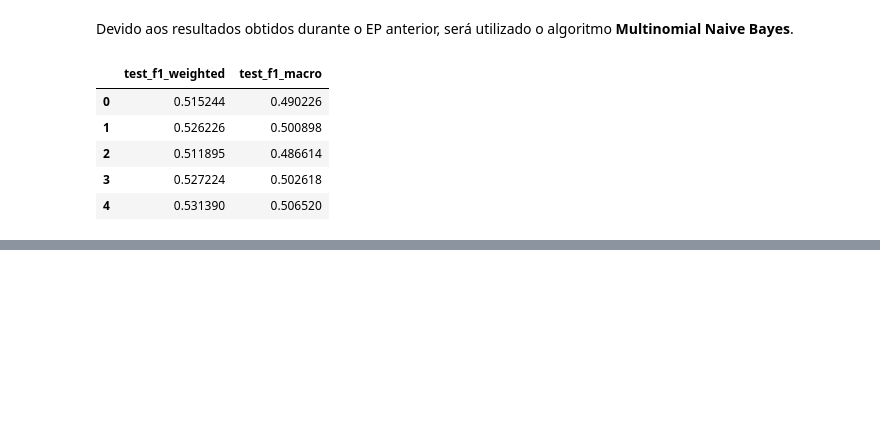
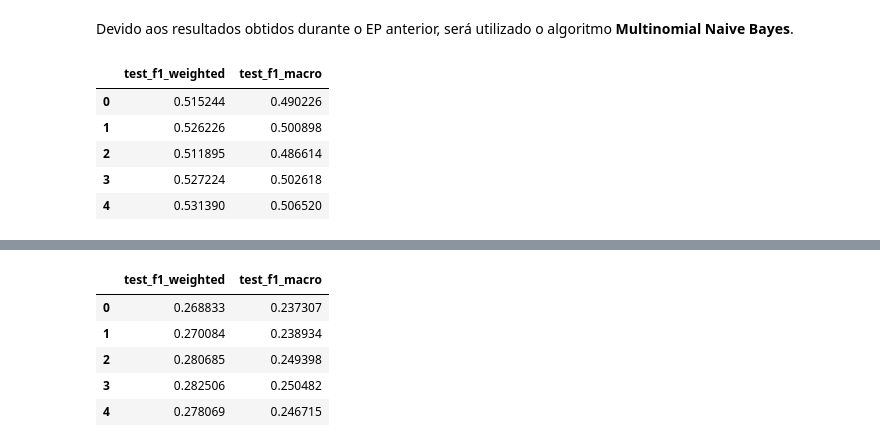
Before and after one commit to Marcos-Med/PLN, a Jupyter notebook: Marcos/ep2.ipynb, the cells around one changed output, grey strips where cells are left out. Cells and saved outputs as stored; diff of their text form; code cells hidden in the pictures; blank space fills up the shorter version.

```diff
--- a/Marcos/ep2.ipynb
+++ b/Marcos/ep2.ipynb
@@ -324,0 +399,9 @@ results_df
+# %%
+results = cross_validate( #features com Regressão Logística
+    estimator=model,
+    X = df_features,
+    y = df['profession_encoded'],
+    cv = 5,
+    scoring = ['f1_weighted', 'f1_macro'],
+    return_train_score= False
+)
@@ -324,0 +426,11 @@ results_df
+# %%
+results_df = pd.DataFrame(results)
+results_df.drop(['fit_time', 'score_time'], axis=1, inplace=True)
+results_df
+# %% [output]
+|  | test_f1_weighted | test_f1_macro |
+| 0 | 0.268833 | 0.237307 |
+| 1 | 0.270084 | 0.238934 |
+| 2 | 0.280685 | 0.249398 |
+| 3 | 0.282506 | 0.250482 |
+| 4 | 0.278069 | 0.246715 |
```
Also changed, not shown: parts of 11 cells of this notebook.
